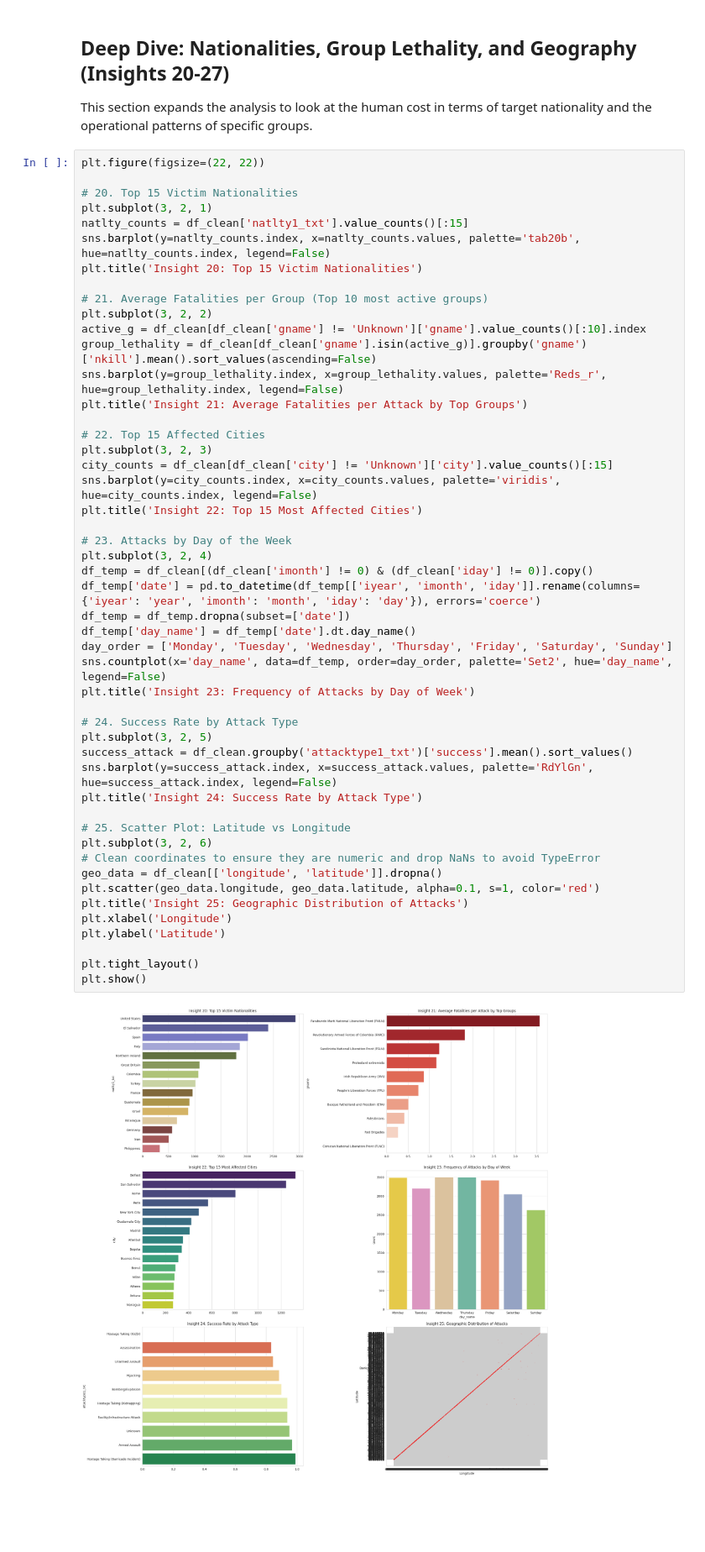
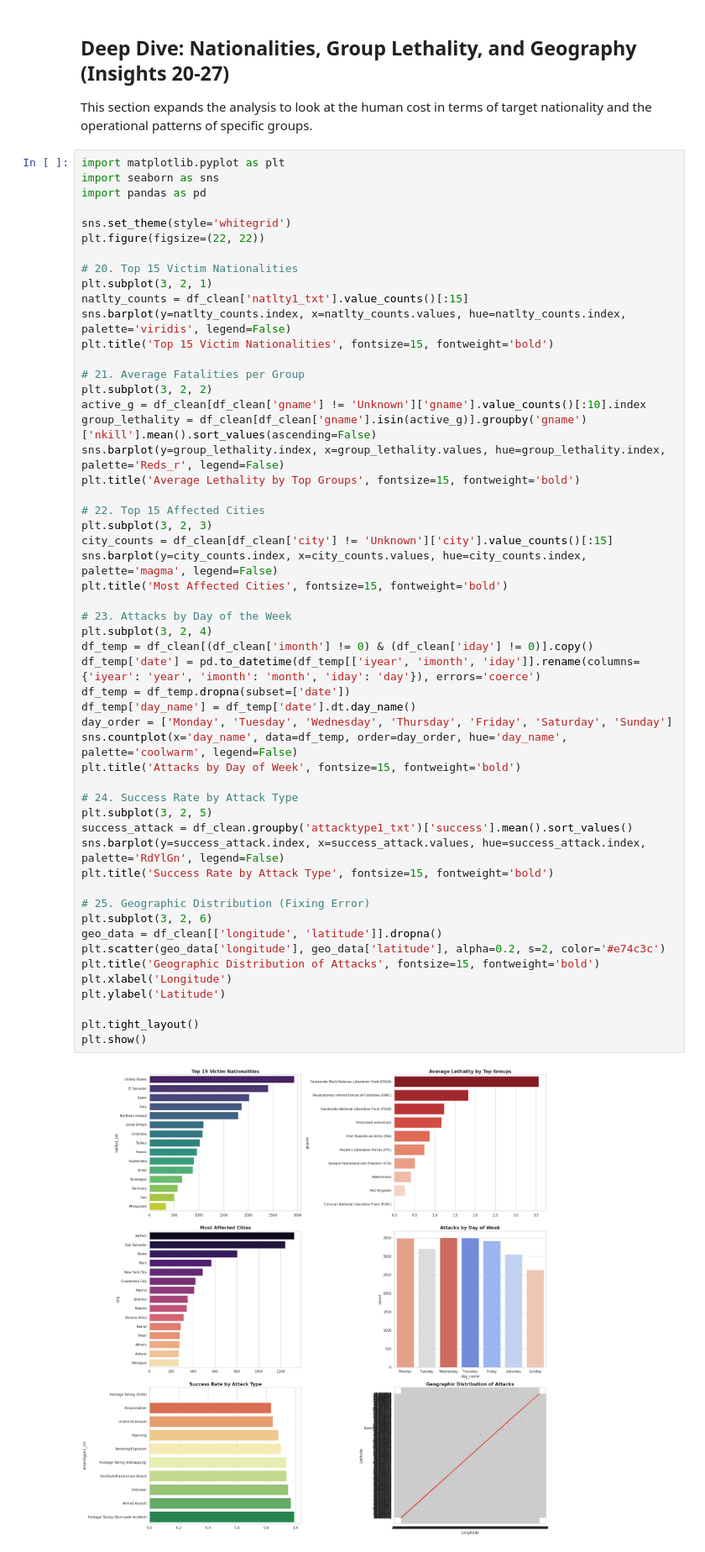
Before and after one commit to Deepti-02-Nn/Global-Terrorism-Data, a Jupyter notebook: Untitled1.ipynb, the cells around one changed output. Shown at 84% size. Saved outputs shown, nothing was run; the diff lists cells and outputs as text; blank space fills up the shorter version.

```diff
--- a/Untitled1.ipynb
+++ b/Untitled1.ipynb
@@ -316,56 +316,60 @@ plt.show()
 ## Deep Dive: Nationalities, Group Lethality, and Geography (Insights 20-27)
 This section expands the analysis to look at the human cost in terms of target nationality and the operational patterns of specific groups.
 # %%
+import matplotlib.pyplot as plt
+import seaborn as sns
+import pandas as pd
+
+sns.set_theme(style='whitegrid')
 plt.figure(figsize=(22, 22))
 
 # 20. Top 15 Victim Nationalities
 plt.subplot(3, 2, 1)
 natlty_counts = df_clean['natlty1_txt'].value_counts()[:15]
-sns.barplot(y=natlty_counts.index, x=natlty_counts.values, palette='tab20b', hue=natlty_counts.index, legend=False)
-plt.title('Insight 20: Top 15 Victim Nationalities')
+sns.barplot(y=natlty_counts.index, x=natlty_counts.values, hue=natlty_counts.index, palette='viridis', legend=False)
+plt.title('Top 15 Victim Nationalities', fontsize=15, fontweight='bold')
 
-# 21. Average Fatalities per Group (Top 10 most active groups)
+# 21. Average Fatalities per Group
 plt.subplot(3, 2, 2)
 active_g = df_clean[df_clean['gname'] != 'Unknown']['gname'].value_counts()[:10].index
 group_lethality = df_clean[df_clean['gname'].isin(active_g)].groupby('gname')['nkill'].mean().sort_values(ascending=False)
-sns.barplot(y=group_lethality.index, x=group_lethality.values, palette='Reds_r', hue=group_lethality.index, legend=False)
-plt.title('Insight 21: Average Fatalities per Attack by Top Groups')
+sns.barplot(y=group_lethality.index, x=group_lethality.values, hue=group_lethality.index, palette='Reds_r', legend=False)
+plt.title('Average Lethality by Top Groups', fontsize=15, fontweight='bold')
 
 # 22. Top 15 Affected Cities
 plt.subplot(3, 2, 3)
 city_counts = df_clean[df_clean['city'] != 'Unknown']['city'].value_counts()[:15]
-sns.barplot(y=city_counts.index, x=city_counts.values, palette='viridis', hue=city_counts.index, legend=False)
-plt.title('Insight 22: Top 15 Most Affected Cities')
+sns.barplot(y=city_counts.index, x=city_counts.values, hue=city_counts.index, palette='magma', legend=False)
+plt.title('Most Affected Cities', fontsize=15, fontweight='bold')
 
 # 23. Attacks by Day of the Week
 plt.subplot(3, 2, 4)
 df_temp = df_clean[(df_clean['imonth'] != 0) & (df_clean['iday'] != 0)].copy()
 df_temp['date'] = pd.to_datetime(df_temp[['iyear', 'imonth', 'iday']].rename(columns={'iyear': 'year', 'imonth': 'month', 'iday': 'day'}), errors='coerce')
 df_temp = df_temp.dropna(subset=['date'])
 df_temp['day_name'] = df_temp['date'].dt.day_name()
 day_order = ['Monday', 'Tuesday', 'Wednesday', 'Thursday', 'Friday', 'Saturday', 'Sunday']
-sns.countplot(x='day_name', data=df_temp, order=day_order, palette='Set2', hue='day_name', legend=False)
-plt.title('Insight 23: Frequency of Attacks by Day of Week')
+sns.countplot(x='day_name', data=df_temp, order=day_order, hue='day_name', palette='coolwarm', legend=False)
+plt.title('Attacks by Day of Week', fontsize=15, fontweight='bold')
 
 # 24. Success Rate by Attack Type
 plt.subplot(3, 2, 5)
 success_attack = df_clean.groupby('attacktype1_txt')['success'].mean().sort_values()
-sns.barplot(y=success_attack.index, x=success_attack.values, palette='RdYlGn', hue=success_attack.index, legend=False)
-plt.title('Insight 24: Success Rate by Attack Type')
+sns.barplot(y=success_attack.index, x=success_attack.values, hue=success_attack.index, palette='RdYlGn', legend=False)
+plt.title('Success Rate by Attack Type', fontsize=15, fontweight='bold')
 
-# 25. Scatter Plot: Latitude vs Longitude
+# 25. Geographic Distribution (Fixing Error)
 plt.subplot(3, 2, 6)
-# Clean coordinates to ensure they are numeric and drop NaNs to avoid TypeError
 geo_data = df_clean[['longitude', 'latitude']].dropna()
-plt.scatter(geo_data.longitude, geo_data.latitude, alpha=0.1, s=1, color='red')
-plt.title('Insight 25: Geographic Distribution of Attacks')
+plt.scatter(geo_data['longitude'], geo_data['latitude'], alpha=0.2, s=2, color='#e74c3c')
+plt.title('Geographic Distribution of Attacks', fontsize=15, fontweight='bold')
 plt.xlabel('Longitude')
 plt.ylabel('Latitude')
 
 plt.tight_layout()
 plt.show()
 # %% [output]
-[figure, old version]
+[figure, new version]
 # %%
 plt.figure(figsize=(20, 10))
 
```
Also changed, not shown: parts of 2 cells of this notebook.
